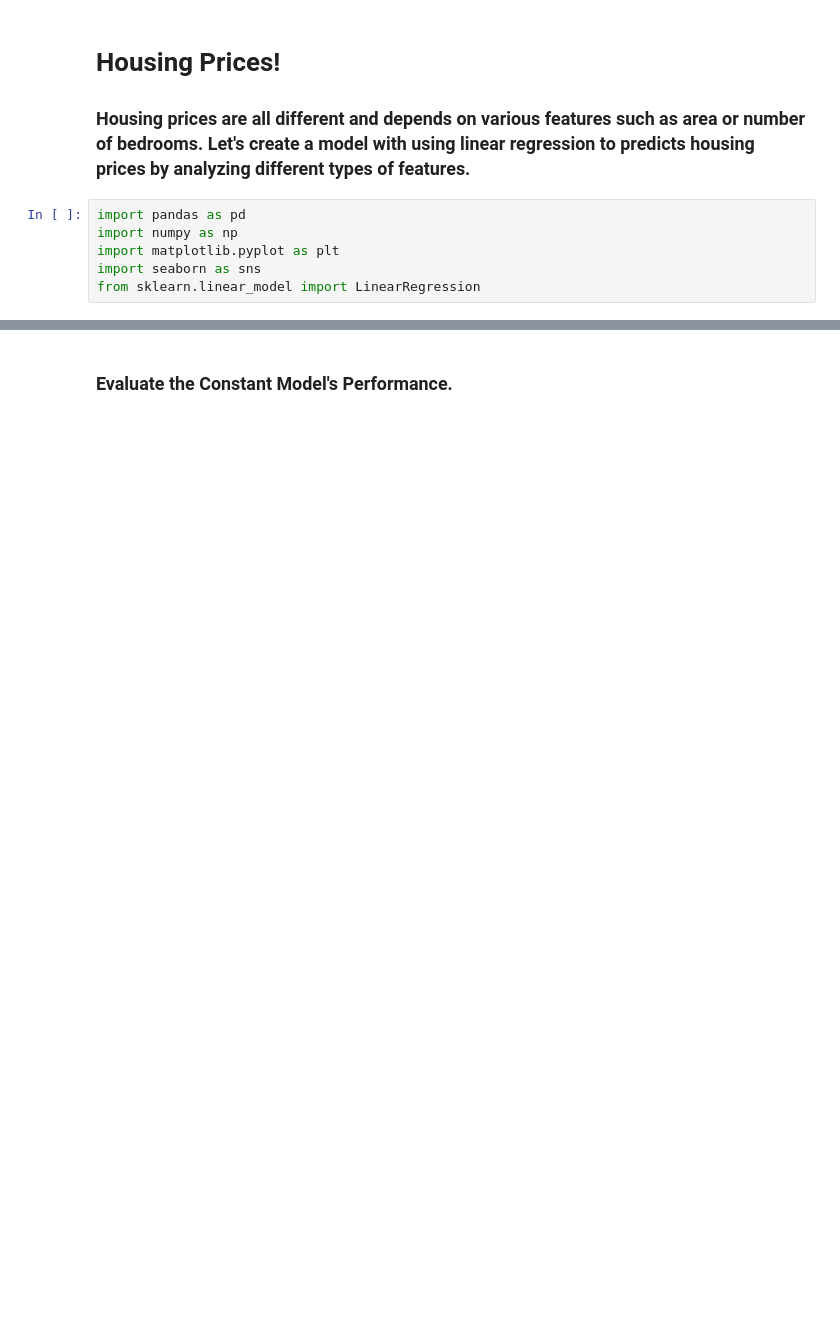
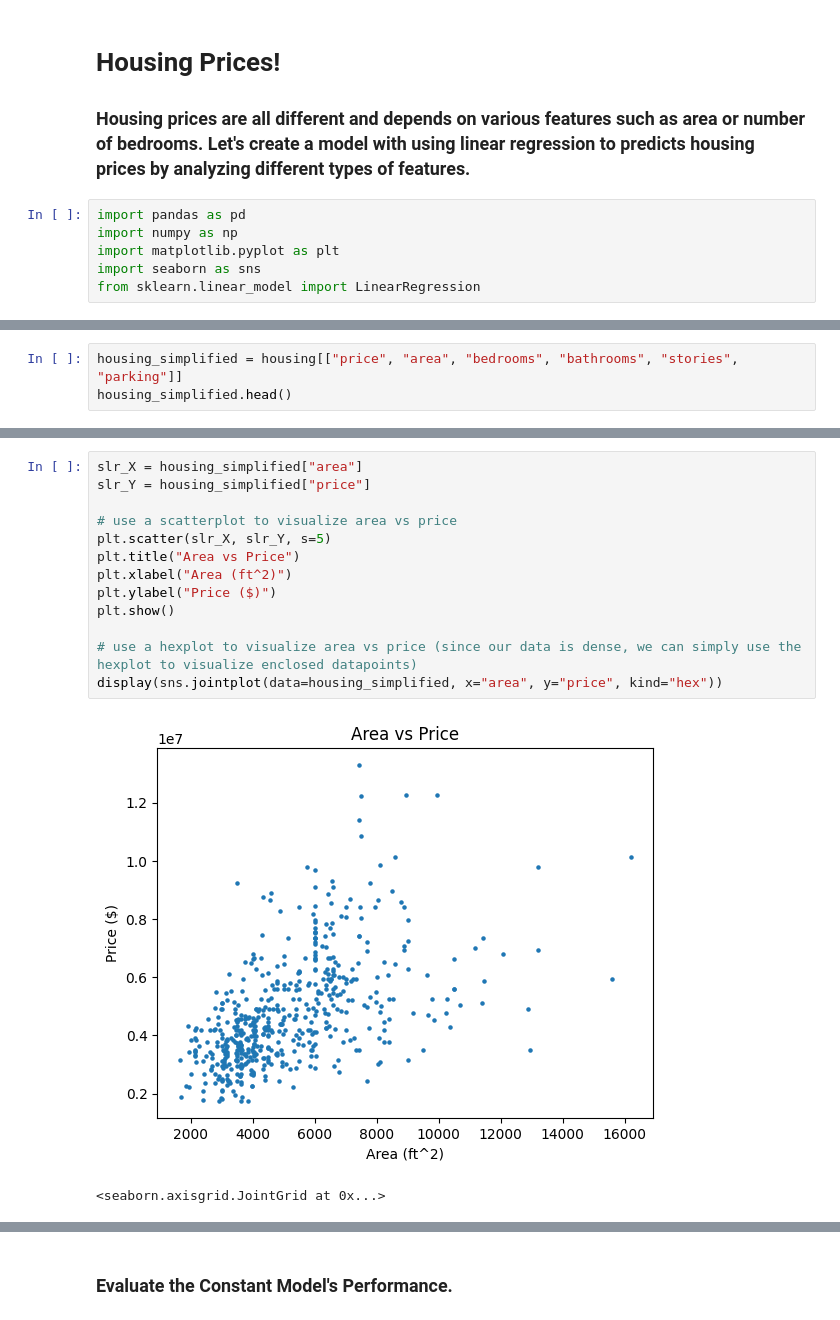
Before and after one commit to mkim2178/Modeling_Factory, a Jupyter notebook: analyze_housing/how_price_can_change.ipynb, the cells around one changed output, grey strips where cells are left out. Drawn from its saved outputs; the diff is of its cells as text; blank space fills up the shorter version.

Commit message:
visualized data that will be used to create a prediction with using SLR

```diff
--- a/analyze_housing/how_price_can_change.ipynb
+++ b/analyze_housing/how_price_can_change.ipynb
@@ -21,0 +27,3 @@ housing_price_area_story.head()
+# %%
+housing_simplified = housing[["price", "area", "bedrooms", "bathrooms", "stories", "parking"]]
+housing_simplified.head()
@@ -73,0 +55,16 @@ $$ \hat{\theta_0} = \bar{y} $$
+# %%
+slr_X = housing_simplified["area"]
+slr_Y = housing_simplified["price"]
+
+# use a scatterplot to visualize area vs price
+plt.scatter(slr_X, slr_Y, s=5)
+plt.title("Area vs Price")
+plt.xlabel("Area (ft^2)")
+plt.ylabel("Price ($)")
+plt.show()
+
+# use a hexplot to visualize area vs price (since our data is dense, we can simply use the hexplot to visualize enclosed datapoints)
+display(sns.jointplot(data=housing_simplified, x="area", y="price", kind="hex"))
+# %% [output]
+[figure, added]
+<seaborn.axisgrid.JointGrid at 0x...>
```
Also changed, not shown: parts of 13 cells of this notebook.
